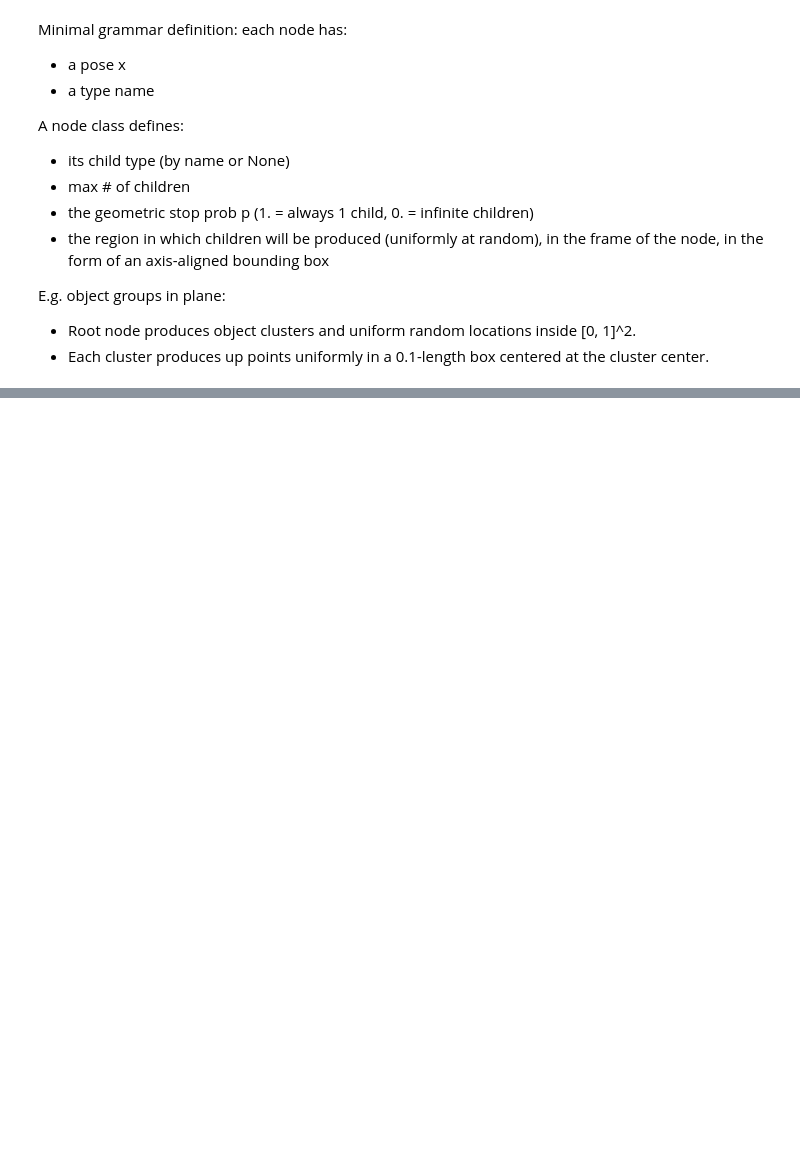
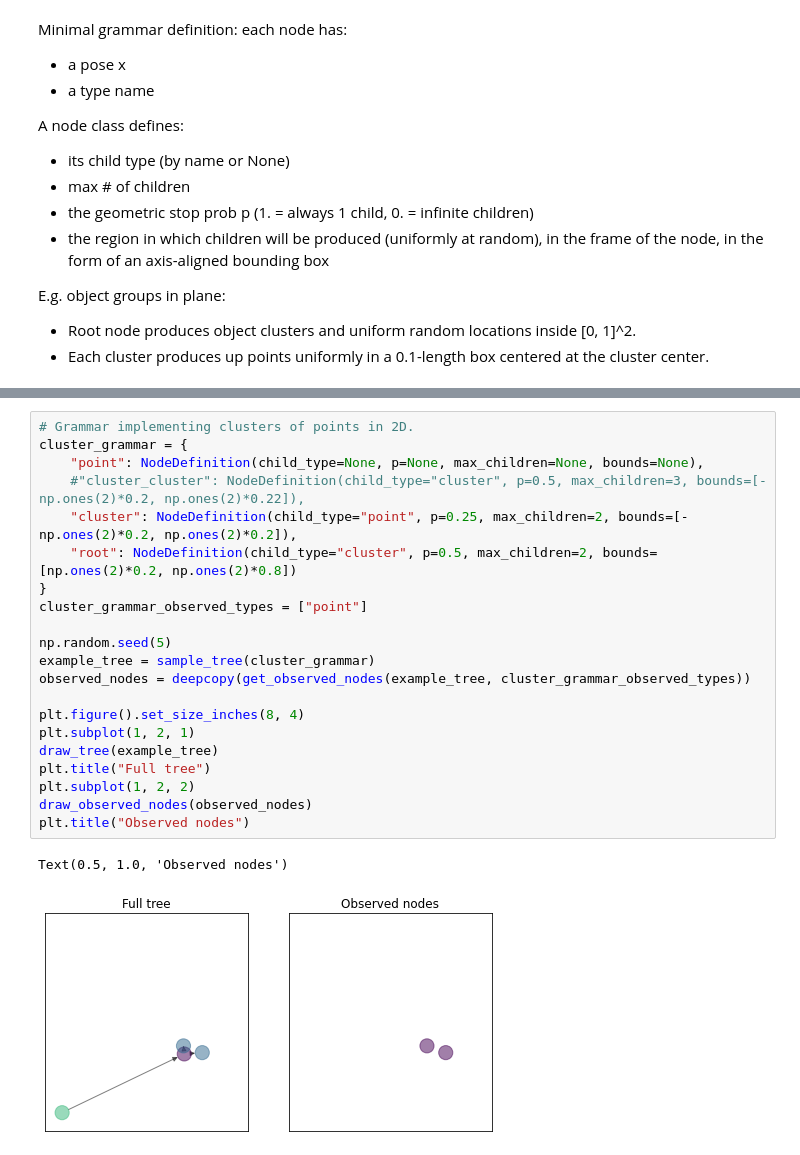
Before and after one commit to gizatt/spatial_scene_grammars, a Jupyter notebook: sandbox/mi_scene_parsing.ipynb, the cells around one changed output, grey strips where cells are left out. Saved outputs shown, nothing was run; the diff lists cells and outputs as text; blank space fills up the shorter version.

```diff
--- a/sandbox/mi_scene_parsing.ipynb
+++ b/sandbox/mi_scene_parsing.ipynb
@@ -492,0 +520,24 @@ for k in range(N):
+# %%
+# Grammar implementing clusters of points in 2D.
+cluster_grammar = {
+    "point": NodeDefinition(child_type=None, p=None, max_children=None, bounds=None),
+    #"cluster_cluster": NodeDefinition(child_type="cluster", p=0.5, max_children=3, bounds=[-np.ones(2)*0.2, np.ones(2)*0.22]),
+    "cluster": NodeDefinition(child_type="point", p=0.25, max_children=2, bounds=[-np.ones(2)*0.2, np.ones(2)*0.2]),
+    "root": NodeDefinition(child_type="cluster", p=0.5, max_children=2, bounds=[np.ones(2)*0.2, np.ones(2)*0.8])
+}
+cluster_grammar_observed_types = ["point"]
+
+np.random.seed(5)
+example_tree = sample_tree(cluster_grammar)
+observed_nodes = deepcopy(get_observed_nodes(example_tree, cluster_grammar_observed_types))
+
+plt.figure().set_size_inches(8, 4)
+plt.subplot(1, 2, 1)
+draw_tree(example_tree)
+plt.title("Full tree")
+plt.subplot(1, 2, 2)
+draw_observed_nodes(observed_nodes)
+plt.title("Observed nodes")
+# %% [output]
+Text(0.5, 1.0, 'Observed nodes')
+[figure, added]
```
Also changed, not shown: parts of 19 cells of this notebook, 1 other file.
